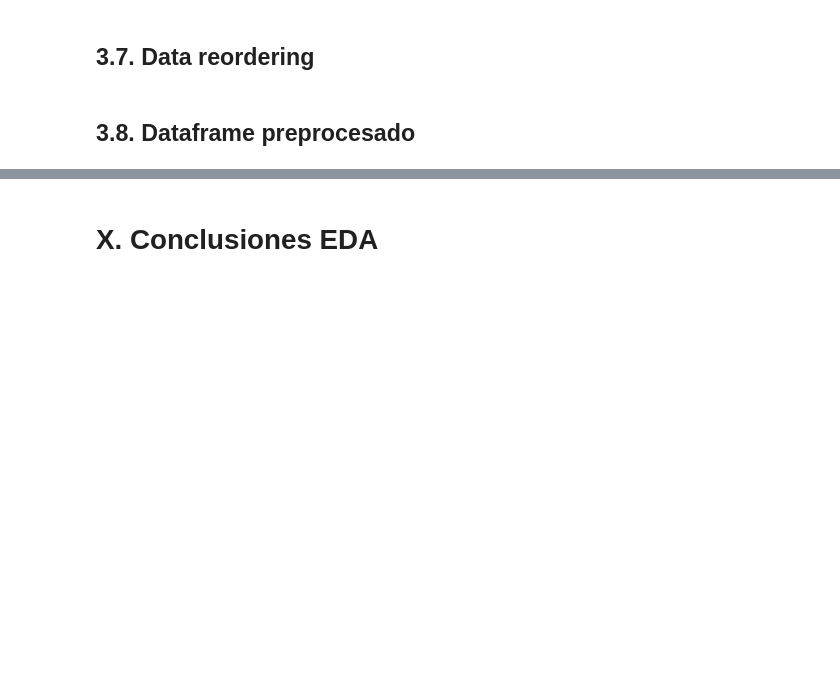
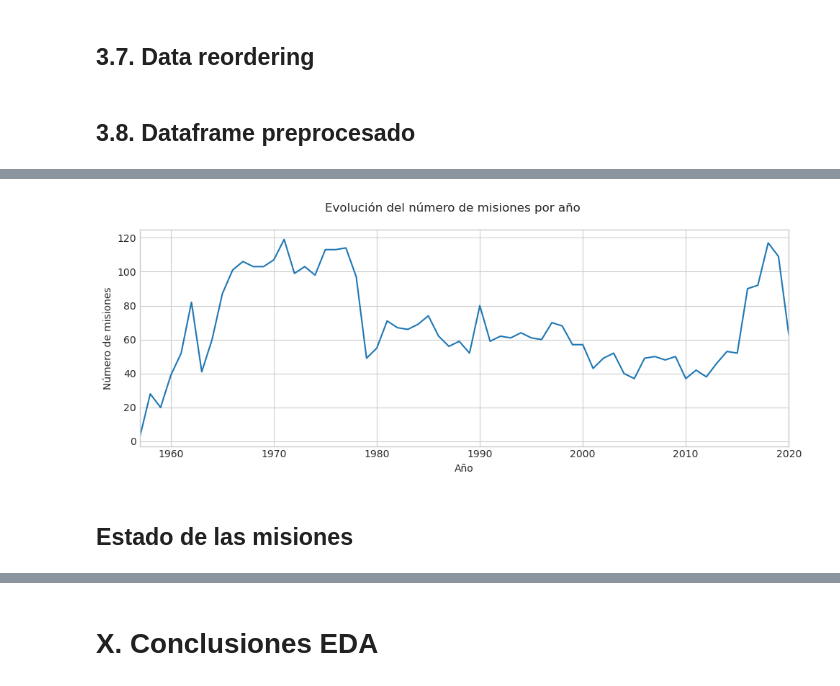
Before and after one commit to JoePortilla/SpaceMissions-EDA, a Jupyter notebook: SpaceMissions-EDA.ipynb, the cells around one changed output, grey strips where cells are left out. Drawn from its saved outputs; the diff is of its cells as text; code cells hidden in the pictures; blank space fills up the shorter version.

```diff
--- a/SpaceMissions-EDA.ipynb
+++ b/SpaceMissions-EDA.ipynb
@@ -219,0 +315,4 @@ memory usage: 371.7+ KB
+# %%
+ds = df.groupby('year').size()
+ds = ds.reset_index(name='conteo')
+ds.head()
@@ -219,0 +326,14 @@ memory usage: 371.7+ KB
+# %%
+fig, ax = plt.subplots(figsize=(10, 4))
+fig.suptitle('Evolución del número de misiones por año')
+
+sns.lineplot(data=ds, x='year', y='conteo')
+ax.set_xlabel('Año')
+ax.set_ylabel('Número de misiones')
+ax.set_xlim(1957, 2020)
+
+plt.tight_layout()
+# %% [output]
+[figure, added]
+# %% [markdown]
+## Estado de las misiones
```
Also changed, not shown: parts of 32 cells of this notebook.
